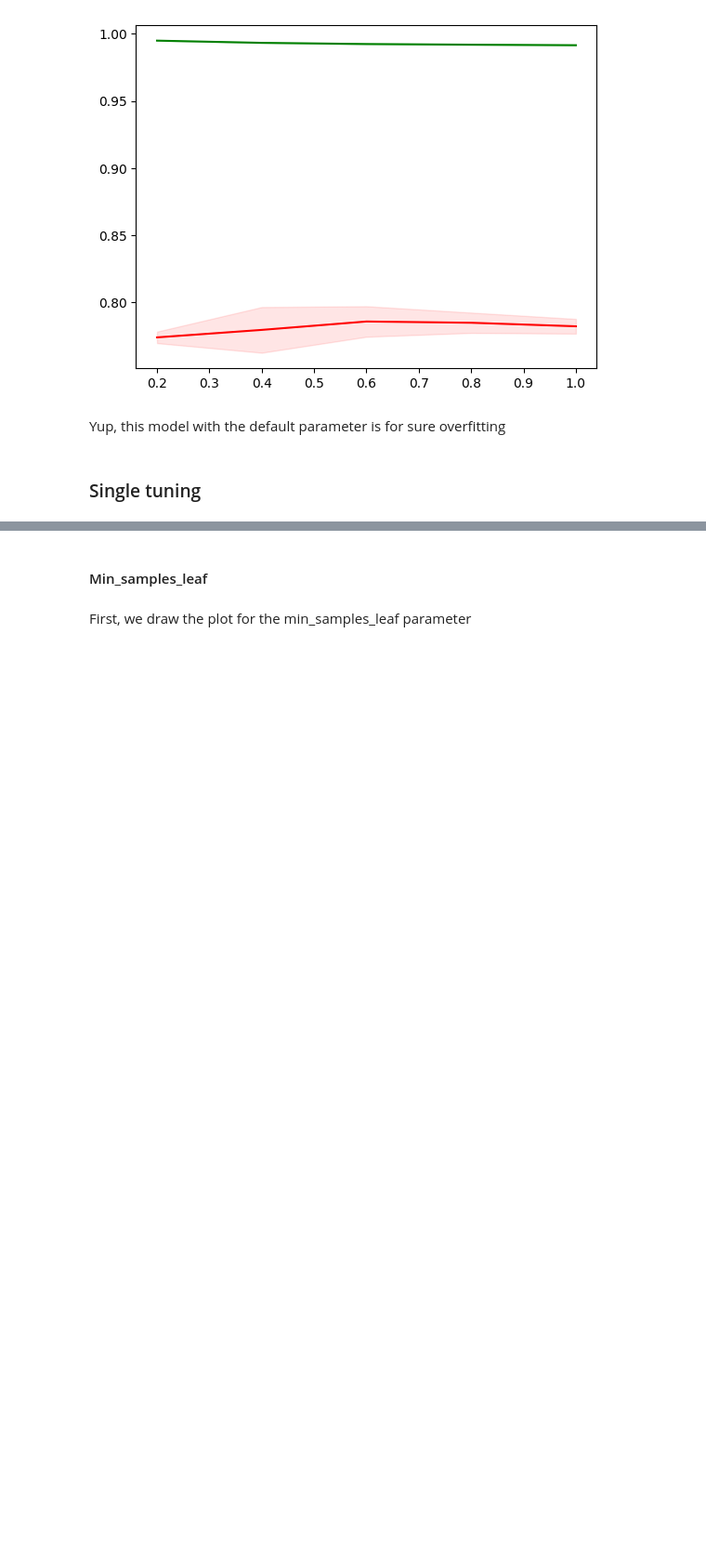
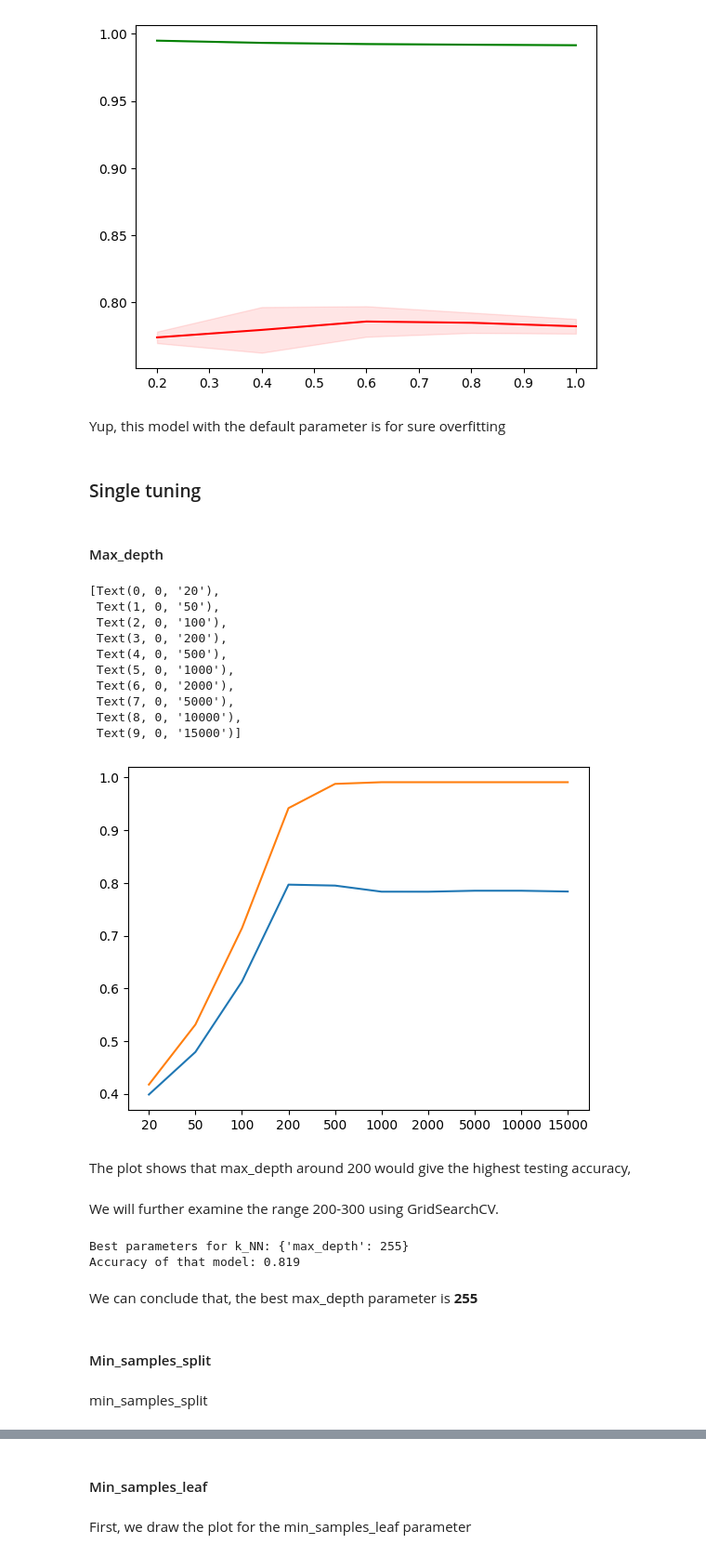
Before and after one commit to auphong2707/emotion-dectection-from-text, a Jupyter notebook: EDFT.ipynb, the cells around one changed output, grey strips where cells are left out. Shown at 93% size. Drawn from its saved outputs; the diff is of its cells as text; code cells hidden in the pictures; blank space fills up the shorter version.

Commit message:
Update parameter tuning

```diff
--- a/EDFT.ipynb
+++ b/EDFT.ipynb
@@ -533,3 +533,63 @@ draw_learning_curve(DT, X_train_bow, y_train)
 Yup, this model with the default parameter is for sure overfitting
 # %% [markdown]
 ### Single tuning
+# %% [markdown]
+#### Max_depth
+# %%
+# Setting the possible value for max depth
+max_depth_list = [20, 50, 100, 200, 500, 1000, 2000, 5000, 10000, 15000]
+
+trs_list = list()
+cvs_list = list()
+
+for max_depth in max_depth_list:
+    # Define model for each max_depth
+    dt_model = DecisionTreeClassifier(max_depth=max_depth)
+    dt_model.fit(X_train_bow, y_train)
+
+    # Calculate the cross validation score
+    train_score = accuracy_score(y_train, dt_model.predict(X_train_bow))
+    cvs_score = np.mean(cross_val_score(dt_model, X_train_bow, y_train, cv=5, n_jobs=-1))
+
+    trs_list.append(train_score)
+    cvs_list.append(cvs_score)
+# %%
+# Draw the plot for max depth
+fig = sns.lineplot(x=list(range(len(max_depth_list))), y=cvs_list)
+fig = sns.lineplot(x=list(range(len(max_depth_list))), y=trs_list)
+fig.set_xticks(range(len(max_depth_list)))
+fig.set_xticklabels(max_depth_list)
+# %% [output]
+[Text(0, 0, '20'),
+ Text(1, 0, '50'),
+ Text(2, 0, '100'),
+ Text(3, 0, '200'),
+ Text(4, 0, '500'),
+ Text(5, 0, '1000'),
+ Text(6, 0, '2000'),
+ Text(7, 0, '5000'),
+ Text(8, 0, '10000'),
+ Text(9, 0, '15000')]
+[figure, added]
+# %% [markdown]
+The plot shows that max_depth around 200 would give the highest testing accuracy,
+# %% [markdown]
+We will further examine the range 200-300 using GridSearchCV.
+# %%
+dict_param = {'max_depth': np.arange(210, 301, 3)}
+dt_model = GridSearchCV(DecisionTreeClassifier(max_depth=max_depth), param_grid = dict_param, n_jobs = -1, cv = 10, scoring = 'accuracy')
+
+dt_model.fit(X_train_bow, y_train)
+
+print("Best parameters for k_NN:", dt_model.best_params_)
+data_dt_model_pred_y = dt_model.predict(X_test_bow)
+print("Accuracy of that model:", accuracy_score(data_dt_model_pred_y, y_test))
+# %% [output]
+Best parameters for k_NN: {'max_depth': 255}
+Accuracy of that model: 0.819
+# %% [markdown]
+We can conclude that, the best max_depth parameter is **255**
+# %% [markdown]
+#### Min_samples_split
+# %% [markdown]
+min_samples_split
```
Also changed, not shown: parts of 22 cells of this notebook.
